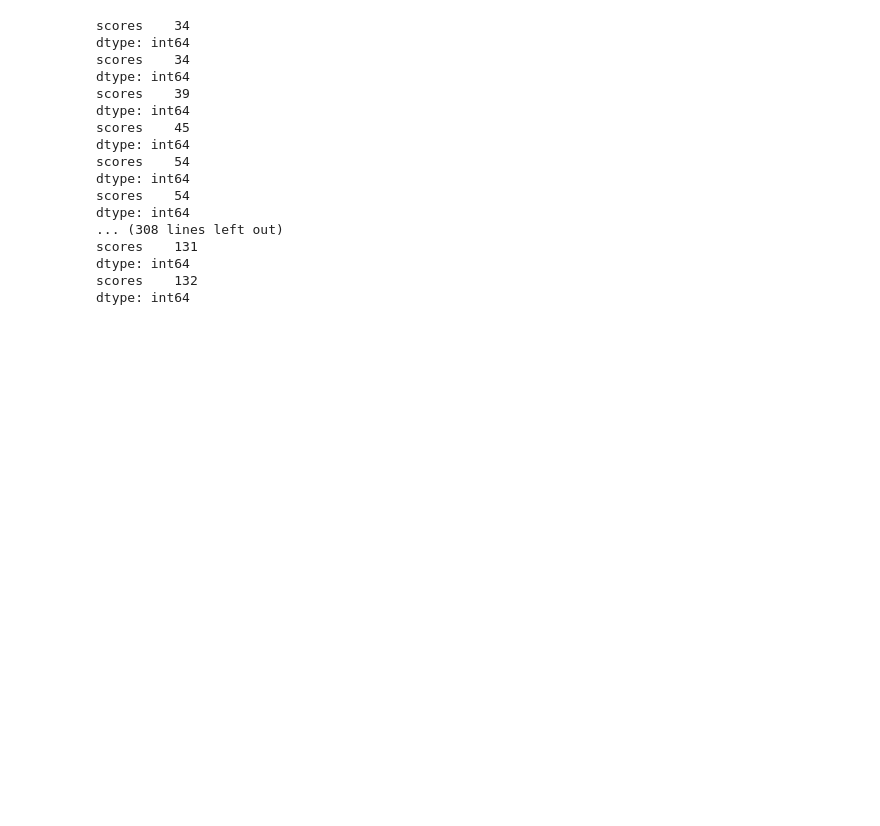
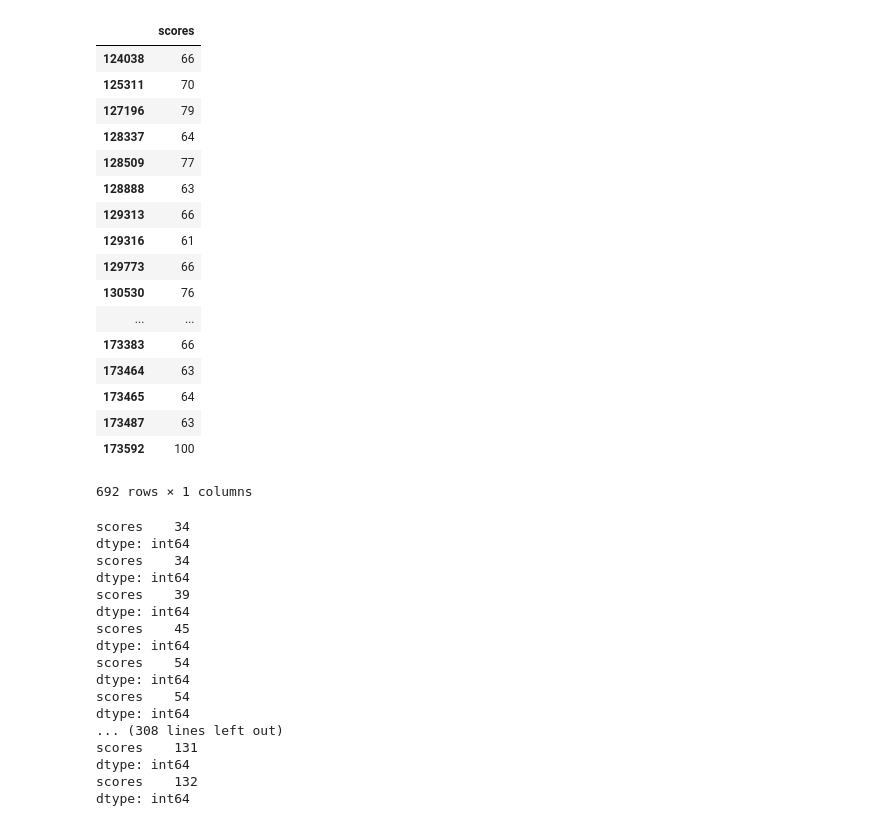
Before and after one commit to ravi72munde/Chrome-Dino-Reinforcement-Learning, a Jupyter notebook: Visualize training.ipynb, the cells around one changed output. Saved outputs shown, nothing was run; the diff lists cells and outputs as text; code cells hidden in the pictures; blank space fills up the shorter version.

```diff
--- a/Visualize training.ipynb
+++ b/Visualize training.ipynb
@@ -34,2 +31,2 @@ left=0.0, right=0.0
 # %%
-scores_df = pd.read_csv("./objects/scores_df.csv")
+scores_df = pd.read_csv("./objects/scores_df.csv").tail(50000)
@@ -41,3 +33,24 @@ dtype: float64
+# %%
+scores_df.query('scores>60')
+# %% [output]
+|  | scores |
+| 124038 | 66 |
+| 125311 | 70 |
+| 127196 | 79 |
+| 128337 | 64 |
+| 128509 | 77 |
+| 128888 | 63 |
+| 129313 | 66 |
+| 129316 | 61 |
+| 129773 | 66 |
+| 130530 | 76 |
+| ... | ... |
+| 173383 | 66 |
+| 173464 | 63 |
+| 173465 | 64 |
+| 173487 | 63 |
+| 173592 | 100 |
+692 rows × 1 columns
 # %%
 interval = 1000
 for x in range(int(len(scores_df)/1000)):
```
Also changed, not shown: parts of 3 cells of this notebook, 12 other files.
